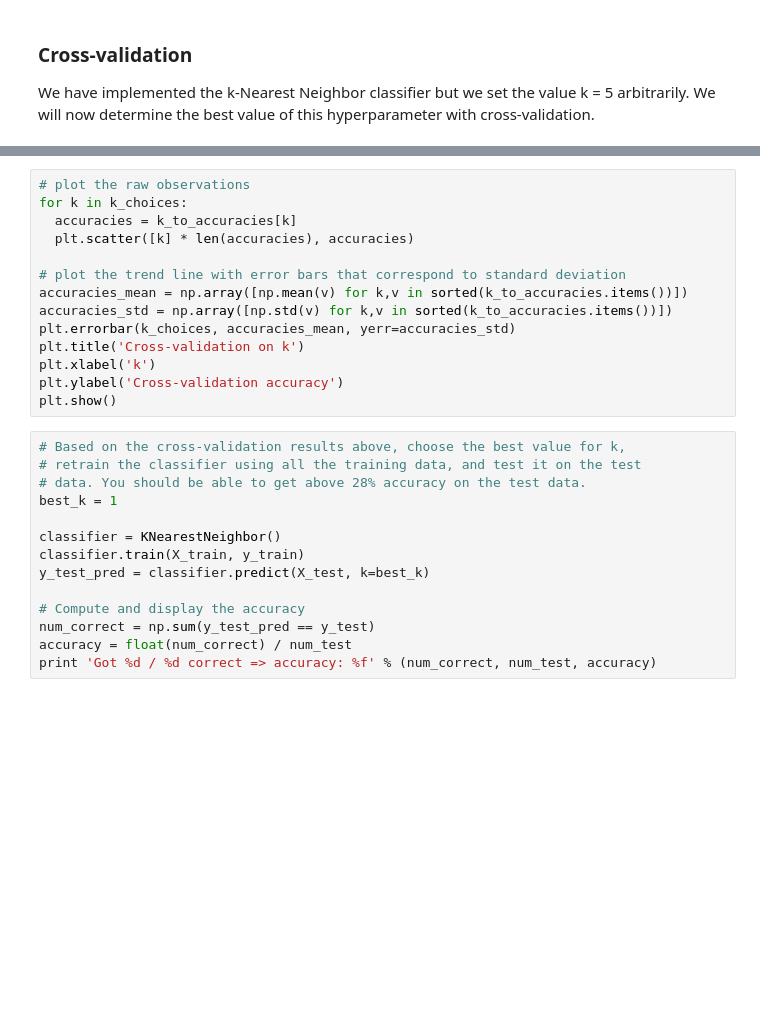
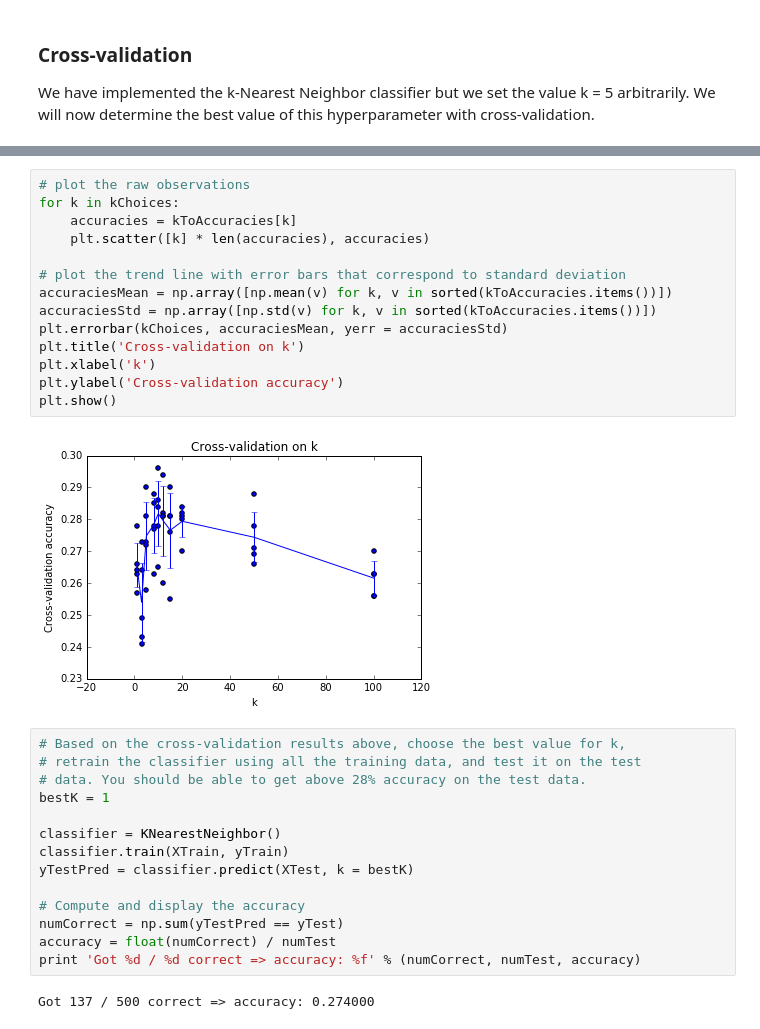
Before and after one commit to RahulBaboota/CS231n-Homeworks, a Jupyter notebook: Assignment1/knn.ipynb, the cells around one changed output, grey strips where cells are left out. Saved outputs shown, nothing was run; the diff lists cells and outputs as text; blank space fills up the shorter version.

Commit message:
Completed KNN Classifier

```diff
--- a/Assignment1/knn.ipynb
+++ b/Assignment1/knn.ipynb
@@ -257,28 +298,32 @@ for k in sorted(k_to_accuracies):
 # %%
 # plot the raw observations
-for k in k_choices:
-  accuracies = k_to_accuracies[k]
-  plt.scatter([k] * len(accuracies), accuracies)
+for k in kChoices:
+    accuracies = kToAccuracies[k]
+    plt.scatter([k] * len(accuracies), accuracies)
 
 # plot the trend line with error bars that correspond to standard deviation
-accuracies_mean = np.array([np.mean(v) for k,v in sorted(k_to_accuracies.items())])
-accuracies_std = np.array([np.std(v) for k,v in sorted(k_to_accuracies.items())])
-plt.errorbar(k_choices, accuracies_mean, yerr=accuracies_std)
+accuraciesMean = np.array([np.mean(v) for k, v in sorted(kToAccuracies.items())])
+accuraciesStd = np.array([np.std(v) for k, v in sorted(kToAccuracies.items())])
+plt.errorbar(kChoices, accuraciesMean, yerr = accuraciesStd)
 plt.title('Cross-validation on k')
 plt.xlabel('k')
 plt.ylabel('Cross-validation accuracy')
 plt.show()
+# %% [output]
+[figure, added]
 # %%
 # Based on the cross-validation results above, choose the best value for k,
 # retrain the classifier using all the training data, and test it on the test
 # data. You should be able to get above 28% accuracy on the test data.
-best_k = 1
+bestK = 1
 
 classifier = KNearestNeighbor()
-classifier.train(X_train, y_train)
-y_test_pred = classifier.predict(X_test, k=best_k)
+classifier.train(XTrain, yTrain)
+yTestPred = classifier.predict(XTest, k = bestK)
 
 # Compute and display the accuracy
-num_correct = np.sum(y_test_pred == y_test)
-accuracy = float(num_correct) / num_test
-print 'Got %d / %d correct => accuracy: %f' % (num_correct, num_test, accuracy)
+numCorrect = np.sum(yTestPred == yTest)
+accuracy = float(numCorrect) / numTest
+print 'Got %d / %d correct => accuracy: %f' % (numCorrect, numTest, accuracy)
+# %% [output]
+Got 137 / 500 correct => accuracy: 0.274000
```
Also changed, not shown: parts of 3 cells of this notebook, 1 other file.
